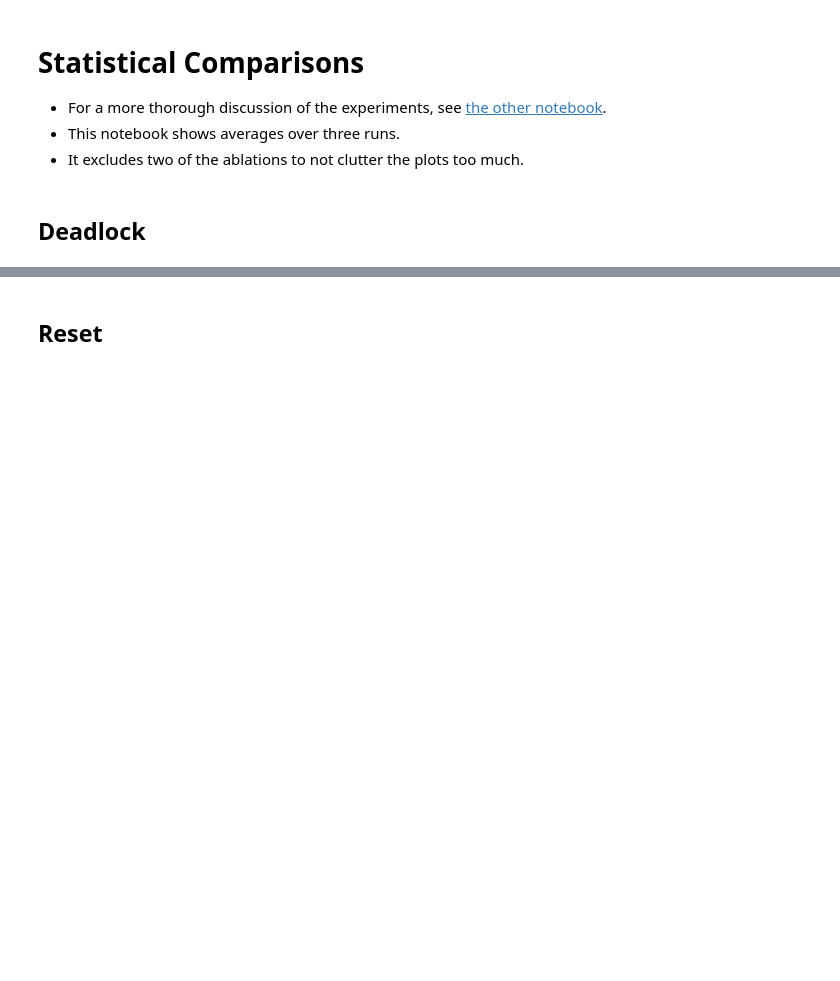
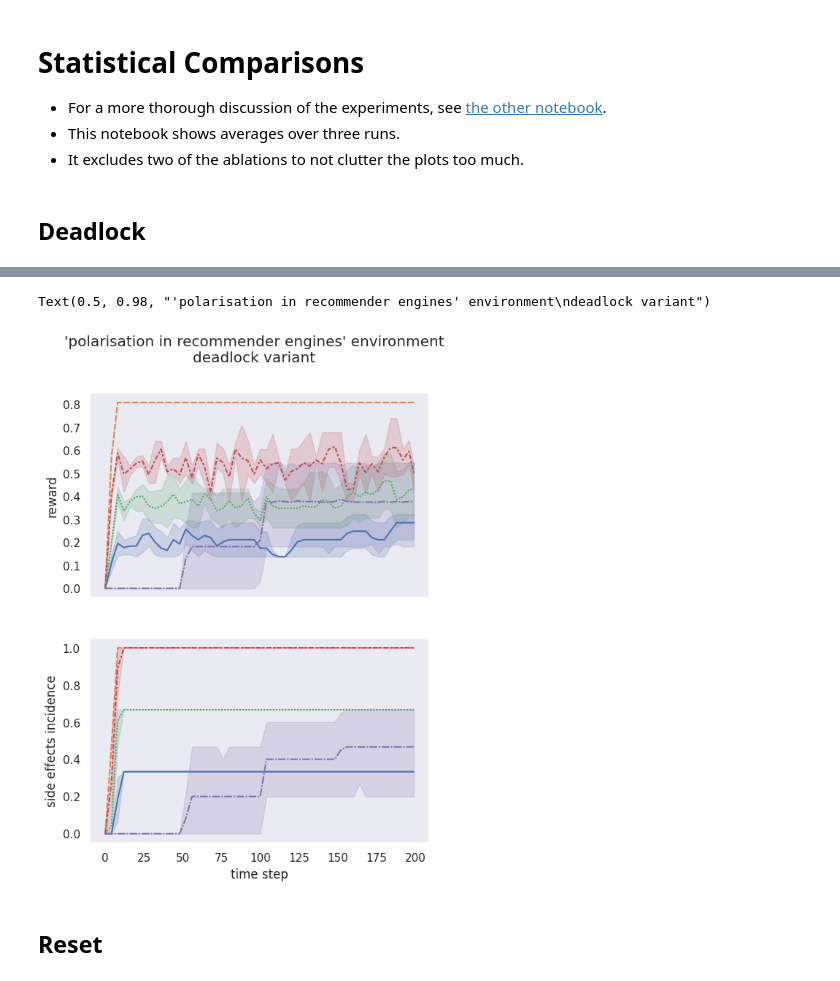
Before and after one commit to carlhenrikrolf/PilotExperimentation, a Jupyter notebook: statistical_comparisons.ipynb, the cells around one changed output, grey strips where cells are left out. Drawn from its saved outputs; the diff is of its cells as text; code cells hidden in the pictures; blank space fills up the shorter version.

```diff
--- a/statistical_comparisons.ipynb
+++ b/statistical_comparisons.ipynb
@@ -101,3 +106,44 @@ Text(0.5, 0.98, "'polarisation in recommender engines' environment\ndeadlock var
+# %%
+fig, [reward, side_effects] = plt.subplots(
+    2,
+    1,
+    sharex='col',
+    sharey='row',
+    figsize=(6, 8),
+    #gridspec_kw={'width_ratios': [3, 2]}
+)
+sns.lineplot(
+    data=deadlock_data,
+    x='time step',
+    y='reward',
+    ax = reward,
+    hue='agent s.t. regulatory constraints',
+    style='agent s.t. regulatory constraints',
+    legend=False,
+)
+#text.axis('off')
+sns.lineplot(
+    data=deadlock_data,
+    x='time step',
+    y='side effects incidence',
+    ax = side_effects,
+    hue='agent s.t. regulatory constraints',
+    style='agent s.t. regulatory constraints',
+    legend=False,
+)
+# sns.lineplot(
+#     data=deadlock_raw_data,
+#     x='time step',
+#     y='side effects incidence',
+#     ax = zoom_in,
+#     hue='agent s.t. regulatory constraints',
+#     style='agent s.t. regulatory constraints',
+#     legend=False,
+# )
+fig.suptitle("'polarisation in recommender engines' environment\ndeadlock variant")
+# %% [output]
+Text(0.5, 0.98, "'polarisation in recommender engines' environment\ndeadlock variant")
+[figure, added]
 # %% [markdown]
 ## Reset
 # %%
```
Also changed, not shown: parts of 3 cells of this notebook, 4 other files.
